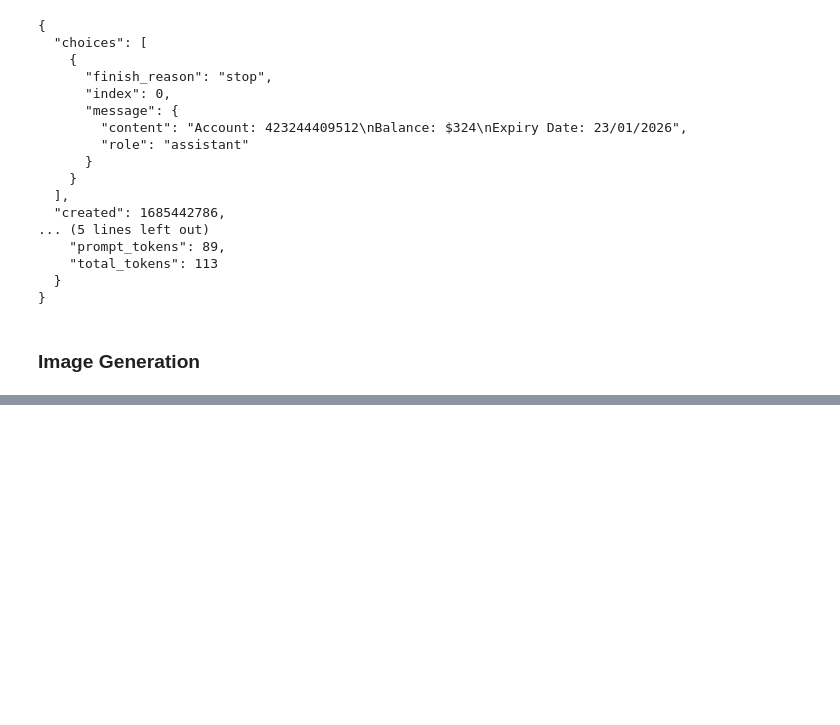
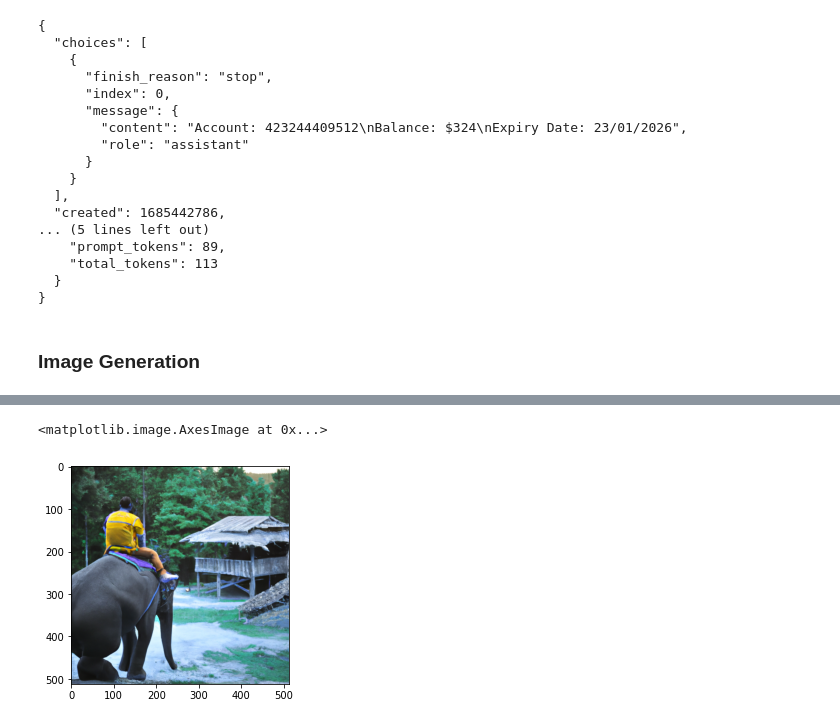
Before and after one commit to russelltjh/crypto, a Jupyter notebook: OpenAI/openai.ipynb, the cells around one changed output, grey strips where cells are left out. Drawn from its saved outputs; the diff is of its cells as text; code cells hidden in the pictures; blank space fills up the shorter version.

```diff
--- a/OpenAI/openai.ipynb
+++ b/OpenAI/openai.ipynb
@@ -134,3 +147,10 @@ response = requests.get(image_url)
 
 with open('image.png', 'wb') as f:
     f.write(response.content)
+# %%
+# Display the image file
+image = cv2.imread("image.png")
+plt.imshow(image)
+# %% [output]
+<matplotlib.image.AxesImage at 0x...>
+[figure, added]
```
Also changed, not shown: parts of 4 cells of this notebook, 1 other file.
